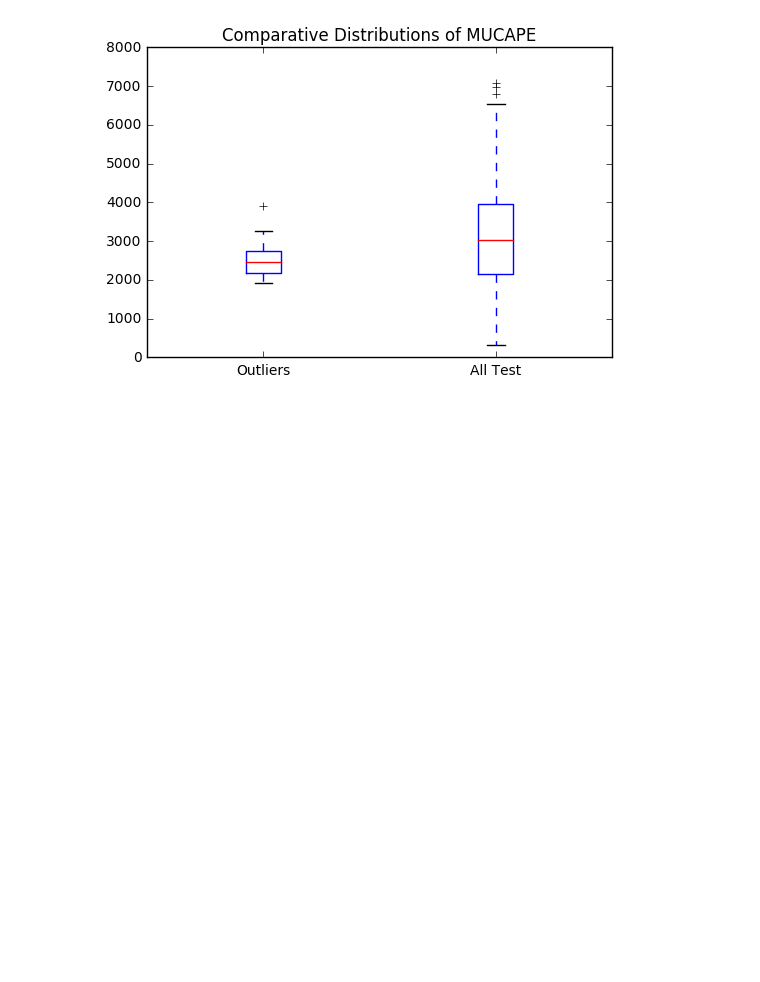
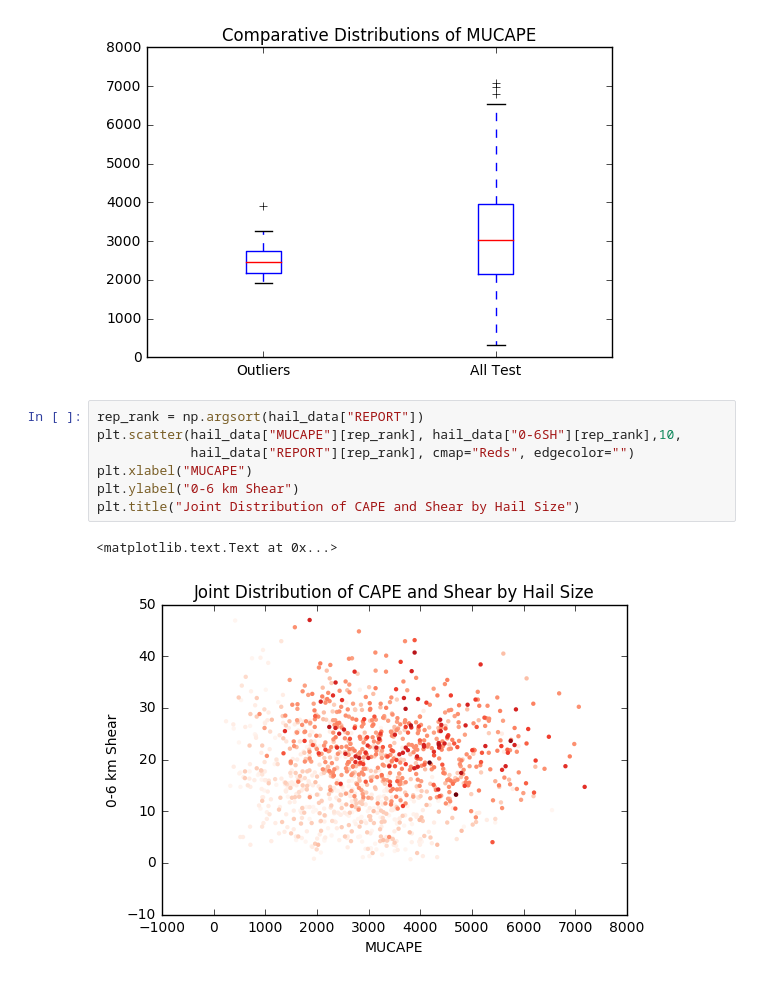
Before and after one commit to djgagne/ou_grad_5203_fall_2016, a Jupyter notebook: gagne_analytics_lecture.ipynb, the cells around one changed output. Drawn from its saved outputs; the diff is of its cells as text; blank space fills up the shorter version.

```diff
--- a/gagne_analytics_lecture.ipynb
+++ b/gagne_analytics_lecture.ipynb
@@ -467,3 +480,13 @@ plt.title("Comparative Distributions of " + box_var)
  'SRH3']
 <matplotlib.text.Text at 0x...>
 [figure]
+# %%
+rep_rank = np.argsort(hail_data["REPORT"])
+plt.scatter(hail_data["MUCAPE"][rep_rank], hail_data["0-6SH"][rep_rank],10,
+            hail_data["REPORT"][rep_rank], cmap="Reds", edgecolor="")
+plt.xlabel("MUCAPE")
+plt.ylabel("0-6 km Shear")
+plt.title("Joint Distribution of CAPE and Shear by Hail Size")
+# %% [output]
+<matplotlib.text.Text at 0x...>
+[figure, added]
```
Also changed, not shown: parts of 12 cells of this notebook.
